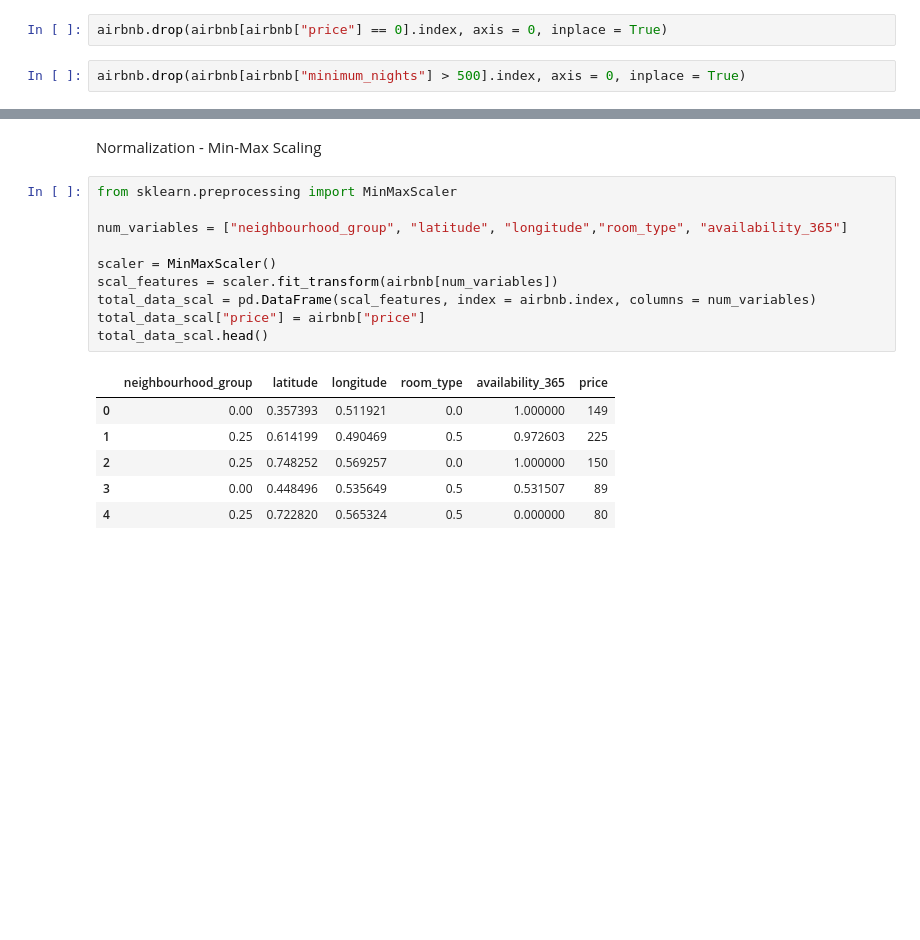
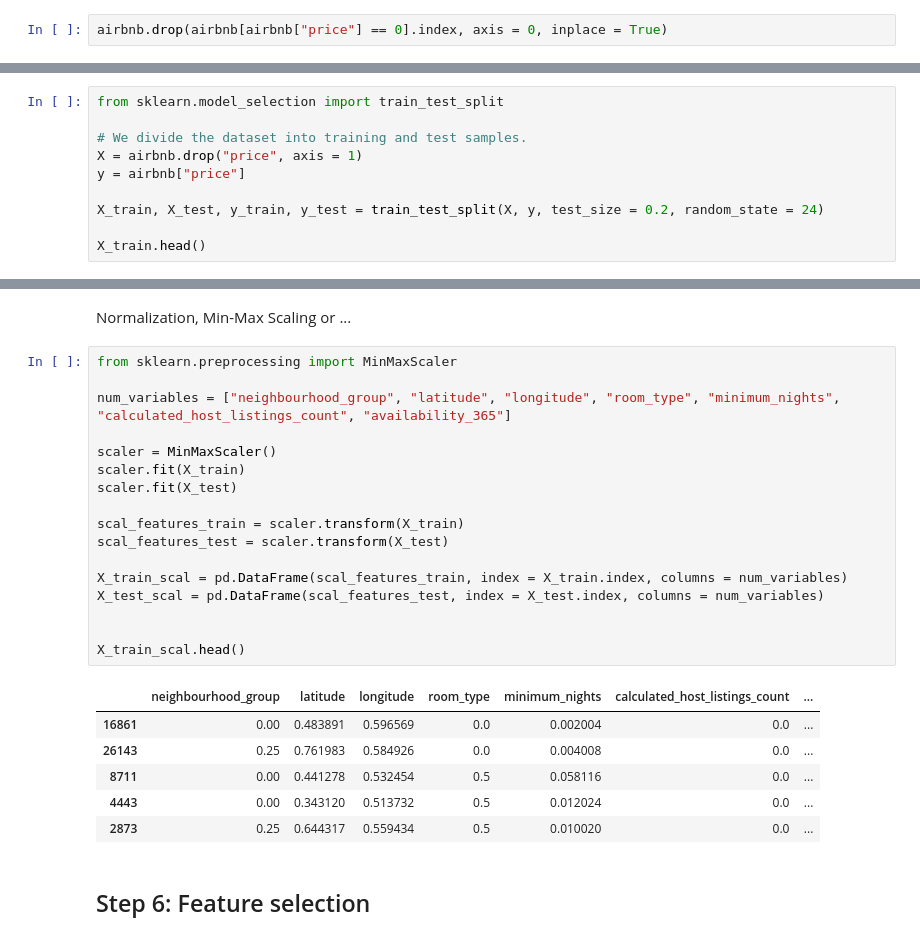
Before and after one commit to LAFG16/machine-learning-python-airbnb, a Jupyter notebook: src/explore.ipynb, the cells around one changed output, grey strips where cells are left out. Saved outputs shown, nothing was run; the diff lists cells and outputs as text; blank space fills up the shorter version.

```diff
--- a/src/explore.ipynb
+++ b/src/explore.ipynb
@@ -295,4 +309,2 @@ plt.show()
 # %%
 airbnb.drop(airbnb[airbnb["price"] == 0].index, axis = 0, inplace = True)
-# %%
-airbnb.drop(airbnb[airbnb["minimum_nights"] > 500].index, axis = 0, inplace = True)
@@ -310,0 +389,10 @@ plt.show()
+# %%
+from sklearn.model_selection import train_test_split
+
+# We divide the dataset into training and test samples.
+X = airbnb.drop("price", axis = 1)
+y = airbnb["price"]
+
+X_train, X_test, y_train, y_test = train_test_split(X, y, test_size = 0.2, random_state = 24)
+
+X_train.head()
@@ -311,20 +406,29 @@ plt.show()
 # %% [markdown]
-Normalization - Min-Max Scaling
+Normalization, Min-Max Scaling or ...
 # %%
 from sklearn.preprocessing import MinMaxScaler
 
-num_variables = ["neighbourhood_group", "latitude", "longitude","room_type", "availability_365"]
+num_variables = ["neighbourhood_group", "latitude", "longitude", "room_type", "minimum_nights", "calculated_host_listings_count", "availability_365"]
 
 scaler = MinMaxScaler()
-scal_features = scaler.fit_transform(airbnb[num_variables])
-total_data_scal = pd.DataFrame(scal_features, index = airbnb.index, columns = num_variables)
-total_data_scal["price"] = airbnb["price"]
-total_data_scal.head()
+scaler.fit(X_train)
+scaler.fit(X_test)
+
+scal_features_train = scaler.transform(X_train)
+scal_features_test = scaler.transform(X_test)
+
+X_train_scal = pd.DataFrame(scal_features_train, index = X_train.index, columns = num_variables)
+X_test_scal = pd.DataFrame(scal_features_test, index = X_test.index, columns = num_variables)
+
+
+X_train_scal.head()
 # %% [output]
-|  | neighbourhood_group | latitude | longitude | room_type | availability_365 | price |
-| 0 | 0.00 | 0.357393 | 0.511921 | 0.0 | 1.000000 | 149 |
-| 1 | 0.25 | 0.614199 | 0.490469 | 0.5 | 0.972603 | 225 |
-| 2 | 0.25 | 0.748252 | 0.569257 | 0.0 | 1.000000 | 150 |
-| 3 | 0.00 | 0.448496 | 0.535649 | 0.5 | 0.531507 | 89 |
-| 4 | 0.25 | 0.722820 | 0.565324 | 0.5 | 0.000000 | 80 |
+|  | neighbourhood_group | latitude | longitude | room_type | minimum_nights | calculated_host_listings_count | ... |
+| 16861 | 0.00 | 0.483891 | 0.596569 | 0.0 | 0.002004 | 0.0 | ... |
+| 26143 | 0.25 | 0.761983 | 0.584926 | 0.0 | 0.004008 | 0.0 | ... |
+| 8711 | 0.00 | 0.441278 | 0.532454 | 0.5 | 0.058116 | 0.0 | ... |
+| 4443 | 0.00 | 0.343120 | 0.513732 | 0.5 | 0.012024 | 0.0 | ... |
+| 2873 | 0.25 | 0.644317 | 0.559434 | 0.5 | 0.010020 | 0.0 | ... |
+# %% [markdown]
+## Step 6: Feature selection
 # %%
```
Also changed, not shown: parts of 30 cells of this notebook, 2 other files.
